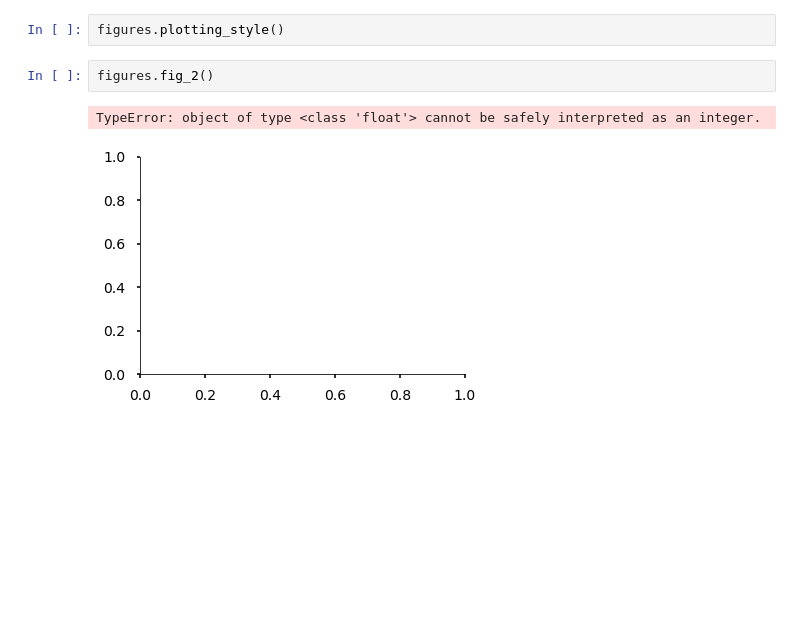
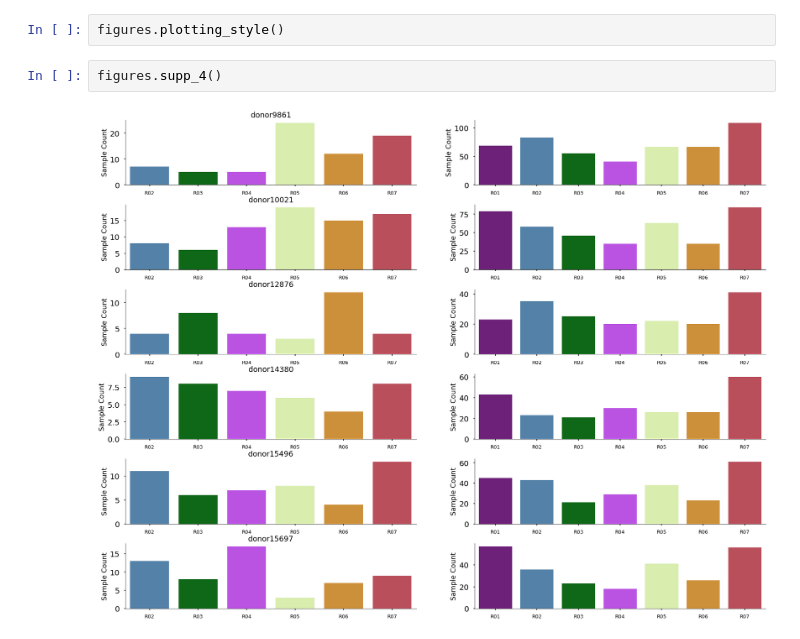
Before and after one commit to maedbhk/cerebellum_transcriptomics, a Jupyter notebook: notebooks/visualize_figures.ipynb, the cells around one changed output. Saved outputs shown, nothing was run; the diff lists cells and outputs as text; blank space fills up the shorter version.

Commit message:
new visualization

```diff
--- a/notebooks/visualize_figures.ipynb
+++ b/notebooks/visualize_figures.ipynb
@@ -12,7 +15,6 @@ if not sys.warnoptions:
 # %%
 figures.plotting_style()
 # %%
-figures.fig_2()
+figures.supp_4()
 # %% [output]
-TypeError: object of type <class 'float'> cannot be safely interpreted as an integer.
-[figure, old version]
+[figure, new version]
```
Also changed, not shown: parts of 1 cell of this notebook, 6 other files.
